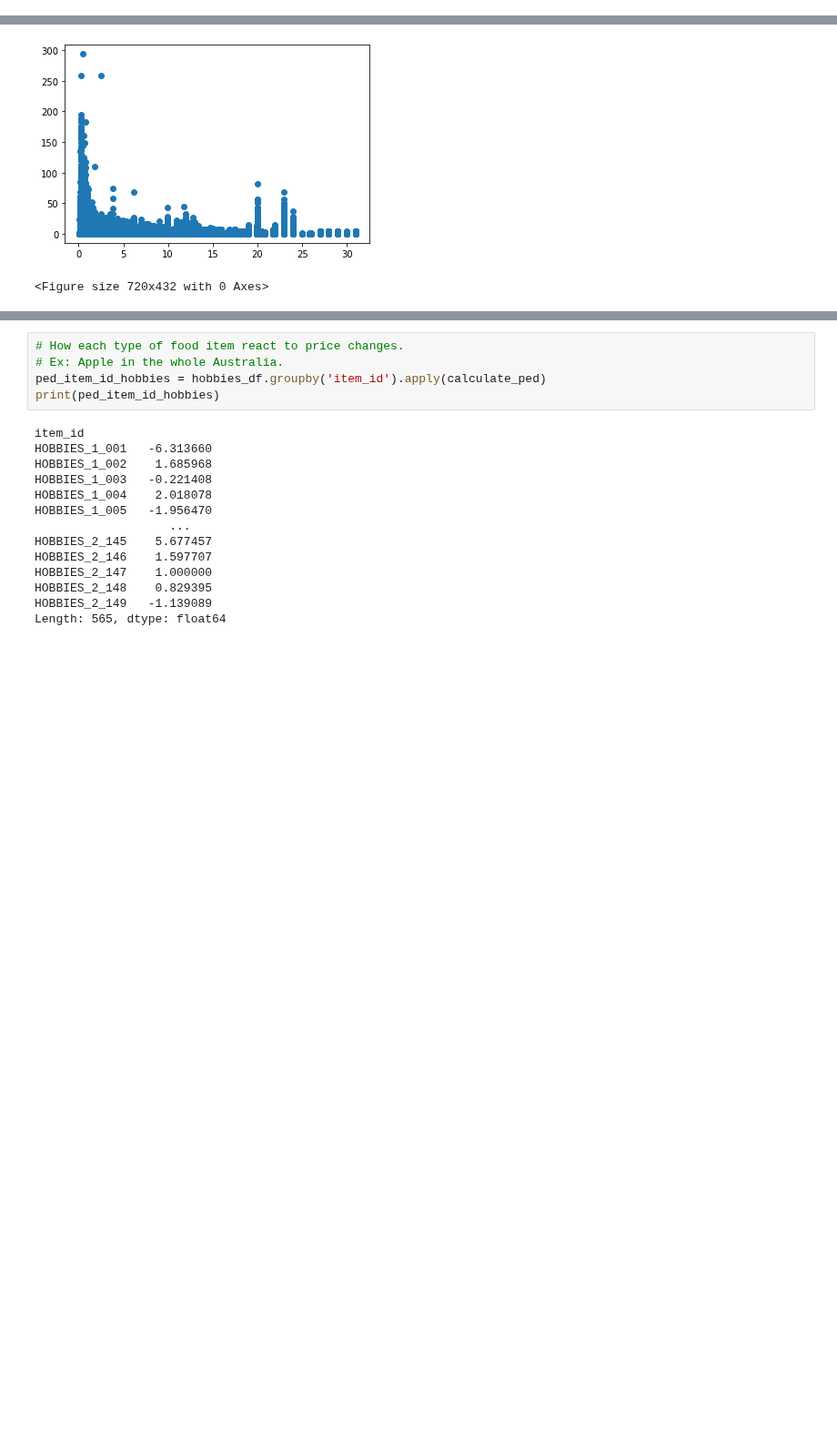
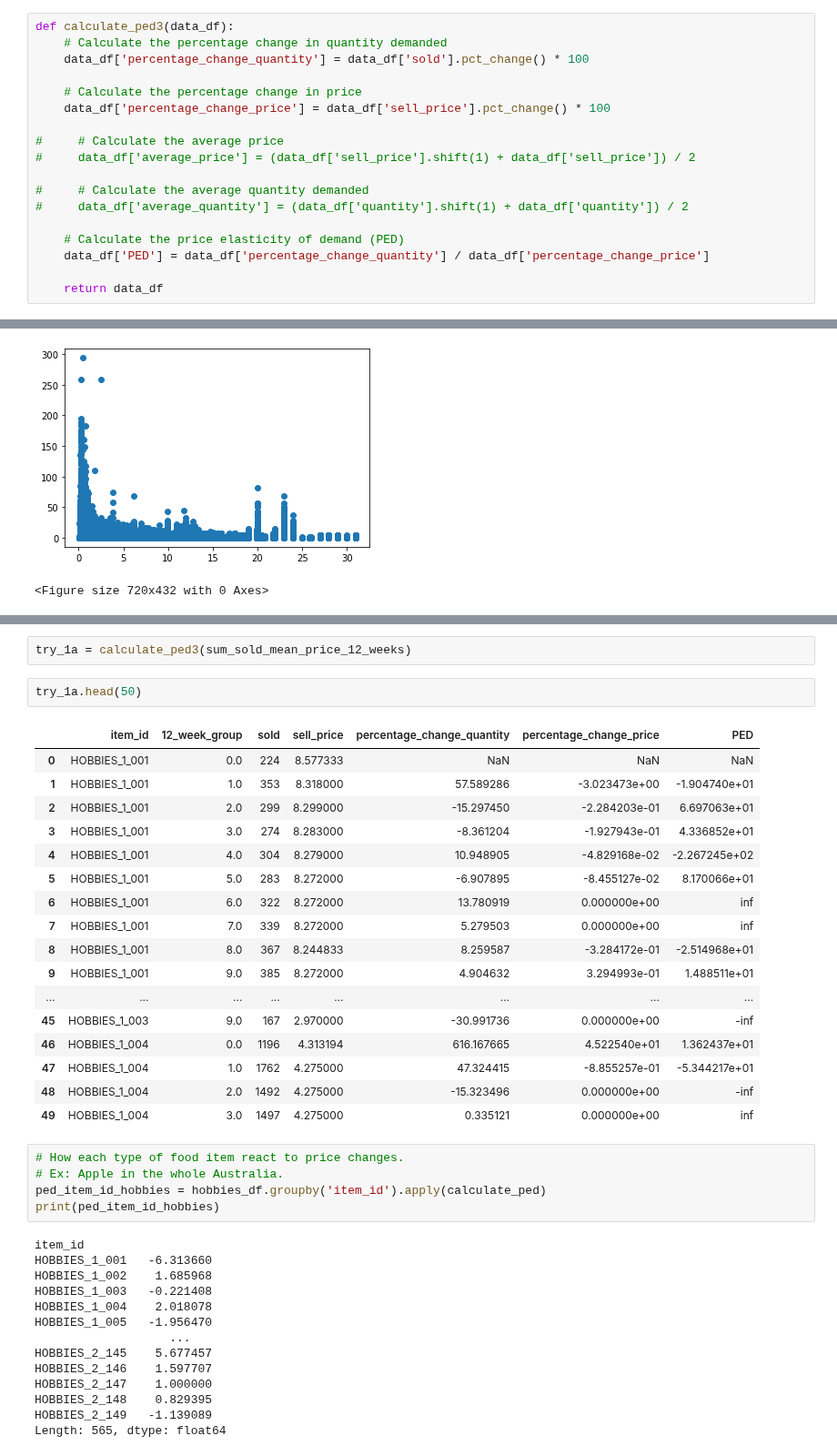
Before and after one commit to aaronmonash24/FYP, a Jupyter notebook: Data Analysis/PED.ipynb, the cells around one changed output, grey strips where cells are left out. Shown at 91% size. Saved outputs shown, nothing was run; the diff lists cells and outputs as text; blank space fills up the shorter version.

```diff
--- a/Data Analysis/PED.ipynb
+++ b/Data Analysis/PED.ipynb
@@ -23,6 +23,24 @@ def calculate_ped(group):
     model = sm.OLS(group['quantity'], X).fit()
     price_coef = model.params['price']
     return price_coef
+# %%
+def calculate_ped3(data_df):
+    # Calculate the percentage change in quantity demanded
+    data_df['percentage_change_quantity'] = data_df['sold'].pct_change() * 100
+
+    # Calculate the percentage change in price
+    data_df['percentage_change_price'] = data_df['sell_price'].pct_change() * 100
+
+#     # Calculate the average price
+#     data_df['average_price'] = (data_df['sell_price'].shift(1) + data_df['sell_price']) / 2
+
+#     # Calculate the average quantity demanded
+#     data_df['average_quantity'] = (data_df['quantity'].shift(1) + data_df['quantity']) / 2
+
+    # Calculate the price elasticity of demand (PED)
+    data_df['PED'] = data_df['percentage_change_quantity'] / data_df['percentage_change_price']
+
+    return data_df
 # %% [markdown]
 ## Calculate PED for hobbies items
 # %%
@@ -72,3 +148,25 @@ Length: 5650, dtype: float64
+# %%
+try_1a = calculate_ped3(sum_sold_mean_price_12_weeks)
+# %%
+try_1a.head(50)
+# %% [output]
+|  | item_id | 12_week_group | sold | sell_price | percentage_change_quantity | percentage_change_price | PED |
+| 0 | HOBBIES_1_001 | 0.0 | 224 | 8.577333 | NaN | NaN | NaN |
+| 1 | HOBBIES_1_001 | 1.0 | 353 | 8.318000 | 57.589286 | -3.023473e+00 | -1.904740e+01 |
+| 2 | HOBBIES_1_001 | 2.0 | 299 | 8.299000 | -15.297450 | -2.284203e-01 | 6.697063e+01 |
+| 3 | HOBBIES_1_001 | 3.0 | 274 | 8.283000 | -8.361204 | -1.927943e-01 | 4.336852e+01 |
+| 4 | HOBBIES_1_001 | 4.0 | 304 | 8.279000 | 10.948905 | -4.829168e-02 | -2.267245e+02 |
+| 5 | HOBBIES_1_001 | 5.0 | 283 | 8.272000 | -6.907895 | -8.455127e-02 | 8.170066e+01 |
+| 6 | HOBBIES_1_001 | 6.0 | 322 | 8.272000 | 13.780919 | 0.000000e+00 | inf |
+| 7 | HOBBIES_1_001 | 7.0 | 339 | 8.272000 | 5.279503 | 0.000000e+00 | inf |
+| 8 | HOBBIES_1_001 | 8.0 | 367 | 8.244833 | 8.259587 | -3.284172e-01 | -2.514968e+01 |
+| 9 | HOBBIES_1_001 | 9.0 | 385 | 8.272000 | 4.904632 | 3.294993e-01 | 1.488511e+01 |
+| ... | ... | ... | ... | ... | ... | ... | ... |
+| 45 | HOBBIES_1_003 | 9.0 | 167 | 2.970000 | -30.991736 | 0.000000e+00 | -inf |
+| 46 | HOBBIES_1_004 | 0.0 | 1196 | 4.313194 | 616.167665 | 4.522540e+01 | 1.362437e+01 |
+| 47 | HOBBIES_1_004 | 1.0 | 1762 | 4.275000 | 47.324415 | -8.855257e-01 | -5.344217e+01 |
+| 48 | HOBBIES_1_004 | 2.0 | 1492 | 4.275000 | -15.323496 | 0.000000e+00 | -inf |
+| 49 | HOBBIES_1_004 | 3.0 | 1497 | 4.275000 | 0.335121 | 0.000000e+00 | inf |
 # %%
 # How each type of food item react to price changes.
 # Ex: Apple in the whole Australia.
```
Also changed, not shown: parts of 6 cells of this notebook.
